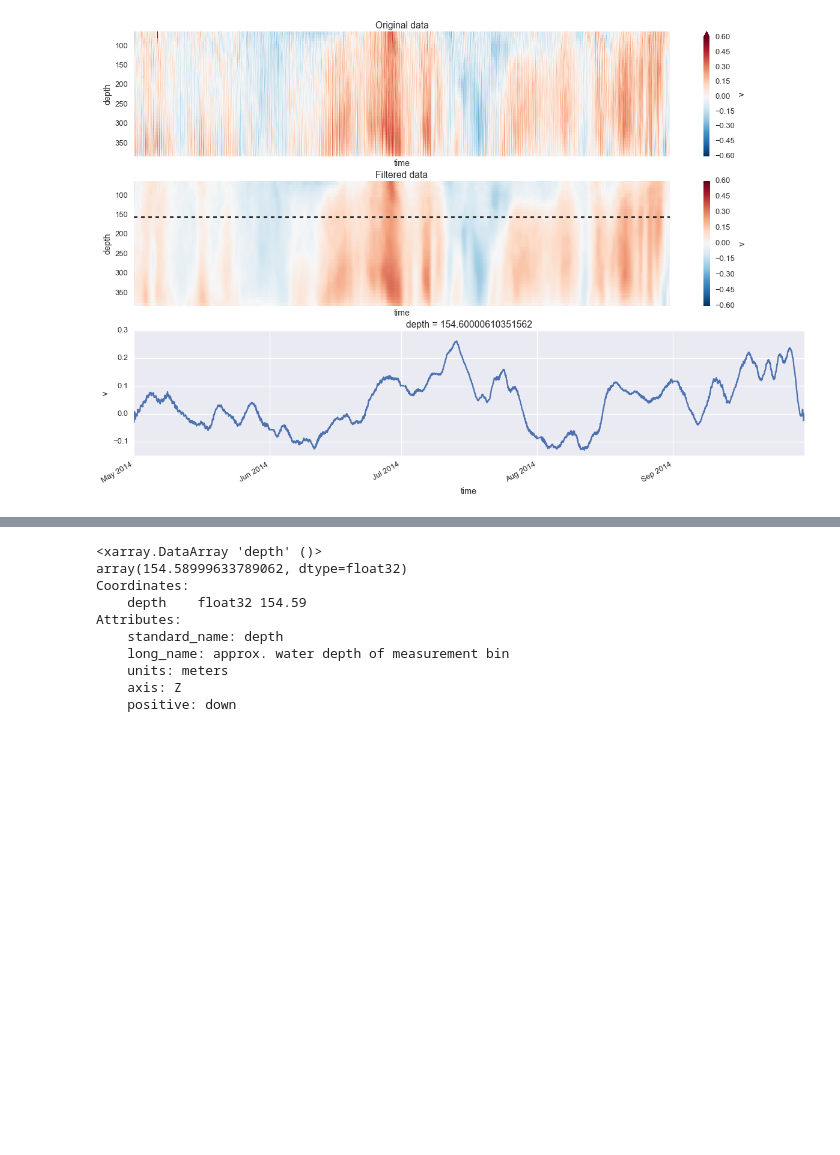
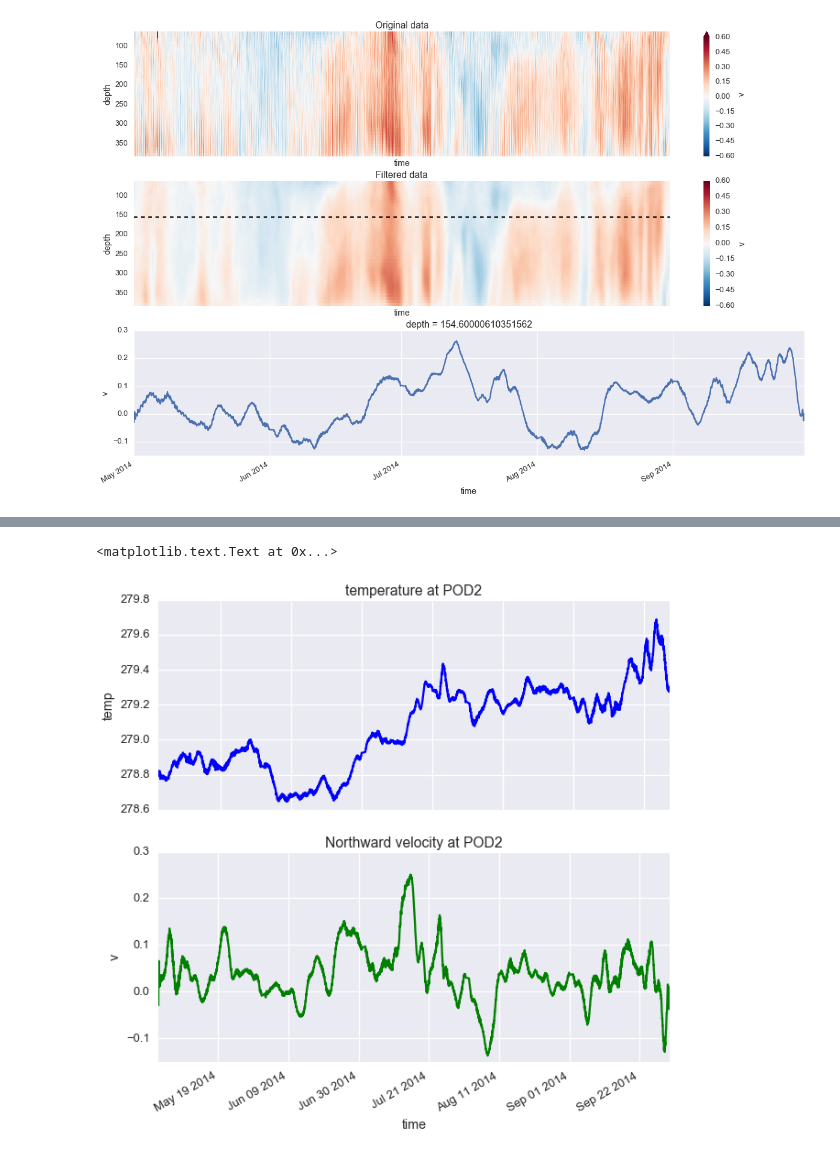
Before and after one commit to UBC-MOAD/neptune_data, a Jupyter notebook: NEPTUNE_adcp_Hovmoller_diagram.ipynb, the cells around one changed output, grey strips where cells are left out. Drawn from its saved outputs; the diff is of its cells as text; code cells hidden in the pictures; blank space fills up the shorter version.

```diff
--- a/NEPTUNE_adcp_Hovmoller_diagram.ipynb
+++ b/NEPTUNE_adcp_Hovmoller_diagram.ipynb
@@ -282,13 +277,11 @@ ax1.set_title('filtered temperature (K)')
-# %%
-print(data.depth[28])
-# %% [output]
-<xarray.DataArray 'depth' ()>
-array(154.58999633789062, dtype=float32)
-Coordinates:
-    depth    float32 154.59
-Attributes:
-    standard_name: depth
-    long_name: approx. water depth of measurement bin
-    units: meters
-    axis: Z
-    positive: down
+# %%
+sns.set_context('talk')
+fig,ax = plt.subplots(2,1,figsize = (10,10))
+TT_filt[10:-10].plot(ax=ax[0], color='blue', label='Temp')
+
+vv_filt.isel(depth=0).plot(ax=ax[1], color='green', label='v')
+ax[0].set_title('temperature at POD2')
+ax[1].set_title('Northward velocity at POD2')
+# %% [output]
+<matplotlib.text.Text at 0x...>
+[figure, added]
```
Also changed, not shown: parts of 13 cells of this notebook, 2 other files.
